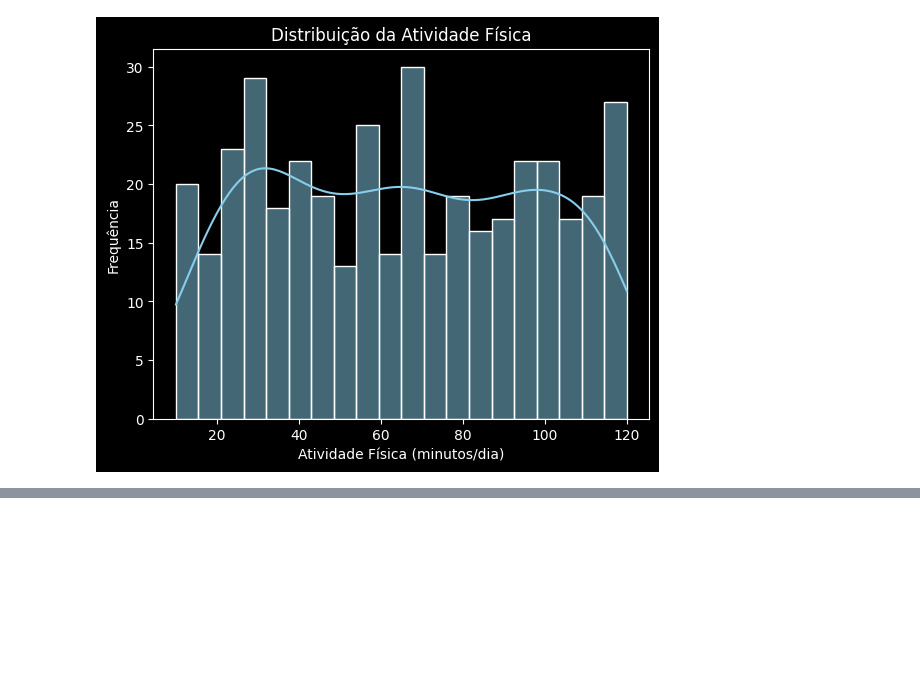
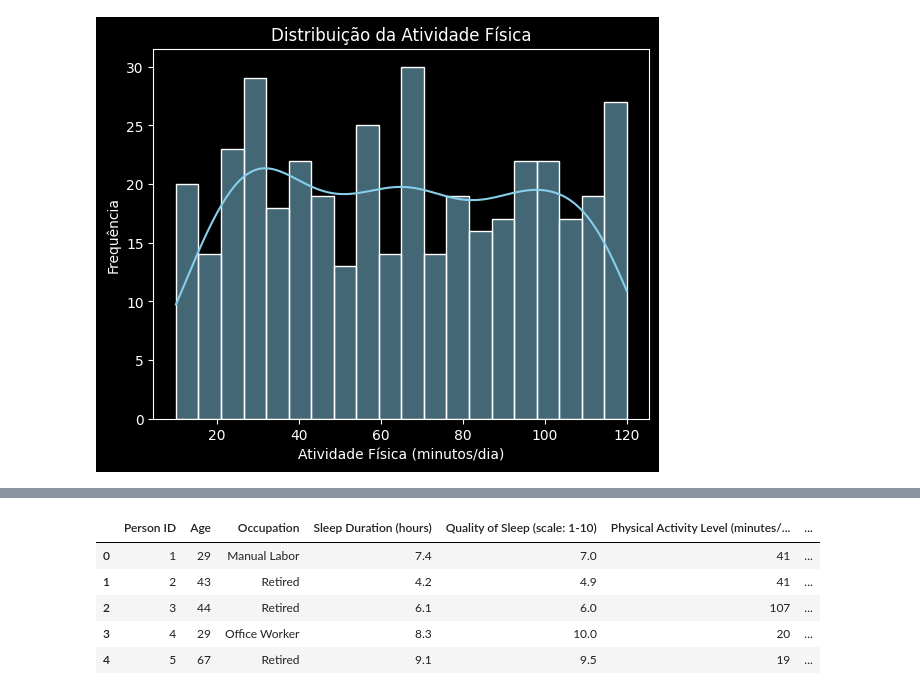
Before and after one commit to Joao-Inacio/Labs, a Jupyter notebook: C-Jovem/Intermediario/Oficina-2.ipynb, the cells around one changed output, grey strips where cells are left out. Saved outputs shown, nothing was run; the diff lists cells and outputs as text; code cells hidden in the pictures; blank space fills up the shorter version.

Commit message:
Notebook para a Oficina de Mineração de dados com CRISP-DM

```diff
--- a/C-Jovem/Intermediario/Oficina-2.ipynb
+++ b/C-Jovem/Intermediario/Oficina-2.ipynb
@@ -131,0 +134,5 @@ plt.show()
+# %%
+# Separando a coluna Blood Pressure (systolic/diastolic) em duas coluna systolic/diastolic
+df[['Systolic_BP', 'Diastolic_BP']] = df['Blood Pressure (systolic/diastolic)'].str.split('/', expand=True).astype(float)
+df.drop(columns=['Blood Pressure (systolic/diastolic)'], inplace=True)
+df.head()
@@ -131,0 +146,11 @@ plt.show()
+# %%
+# transformando os dados
+df = pd.get_dummies(df, columns=['Gender', 'BMI Category', 'Sleep Disorder'], drop_first=True)
+df.head()
+# %% [output]
+|  | Person ID | Age | Occupation | Sleep Duration (hours) | Quality of Sleep (scale: 1-10) | Physical Activity Level (minutes/... | ... |
+| 0 | 1 | 29 | Manual Labor | 7.4 | 7.0 | 41 | ... |
+| 1 | 2 | 43 | Retired | 4.2 | 4.9 | 41 | ... |
+| 2 | 3 | 44 | Retired | 6.1 | 6.0 | 107 | ... |
+| 3 | 4 | 29 | Office Worker | 8.3 | 10.0 | 20 | ... |
+| 4 | 5 | 67 | Retired | 9.1 | 9.5 | 19 | ... |
```
Also changed, not shown: parts of 3 cells of this notebook.
